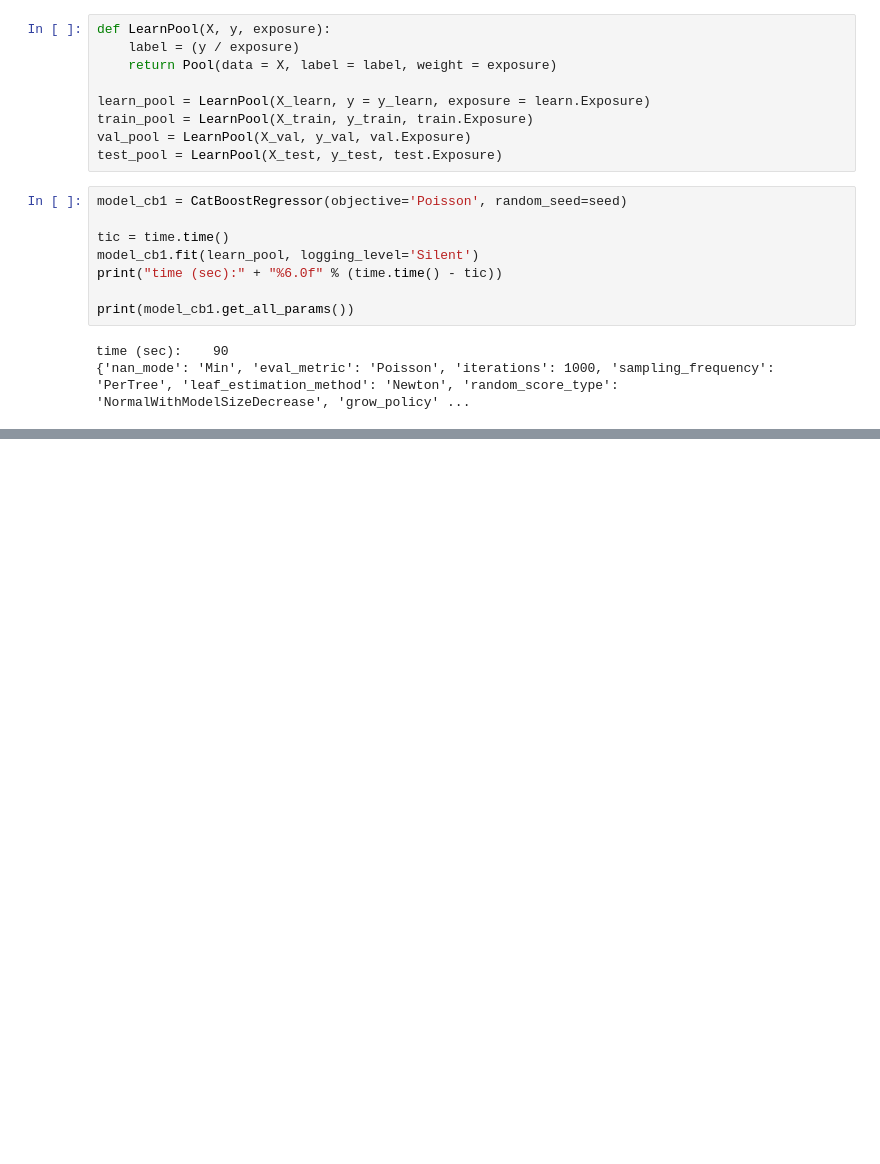
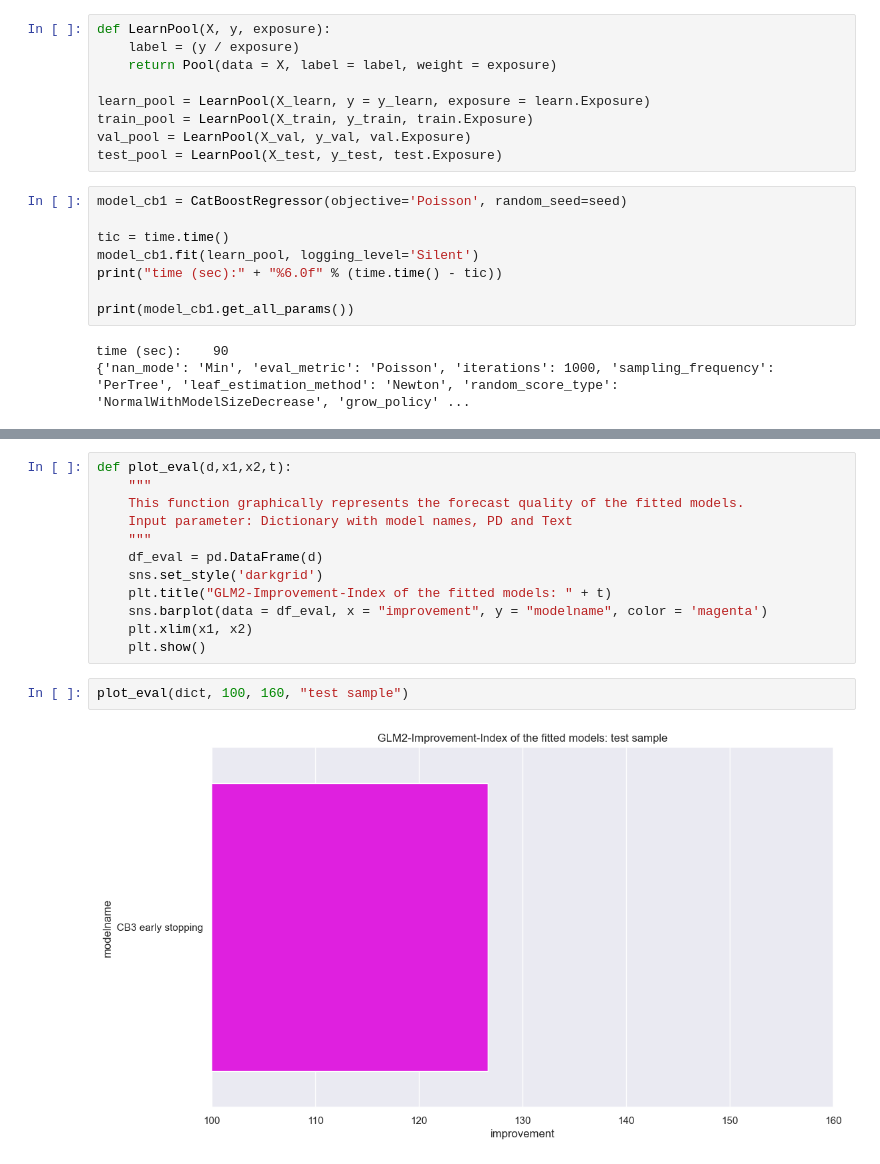
Before and after one commit to Pavan-jangid-here/ML-Projects, a Jupyter notebook: 5. French Motor Claims/Claim Frequency Modeling.ipynb, the cells around one changed output, grey strips where cells are left out. Drawn from its saved outputs; the diff is of its cells as text; blank space fills up the shorter version.

```diff
--- a/5. French Motor Claims/Claim Frequency Modeling.ipynb
+++ b/5. French Motor Claims/Claim Frequency Modeling.ipynb
@@ -308,0 +329,16 @@ time (sec):    90
+# %%
+def plot_eval(d,x1,x2,t):
+    """
+    This function graphically represents the forecast quality of the fitted models.
+    Input parameter: Dictionary with model names, PD and Text
+    """
+    df_eval = pd.DataFrame(d)
+    sns.set_style('darkgrid')
+    plt.title("GLM2-Improvement-Index of the fitted models: " + t)
+    sns.barplot(data = df_eval, x = "improvement", y = "modelname", color = 'magenta')
+    plt.xlim(x1, x2)
+    plt.show()
+# %%
+plot_eval(dict, 100, 160, "test sample")
+# %% [output]
+[figure, added]
```
Also changed, not shown: parts of 28 cells of this notebook, 7 other files.
